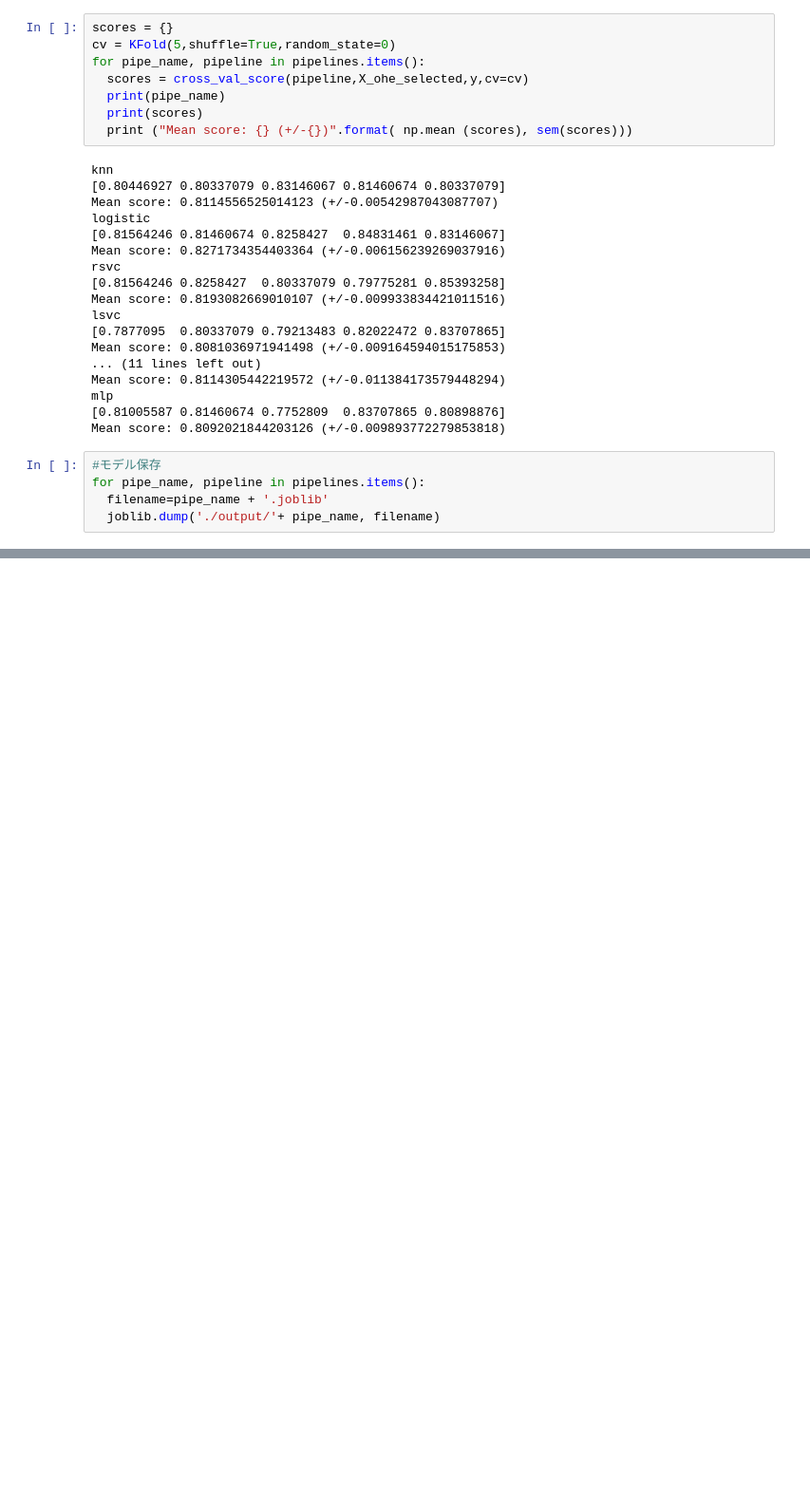
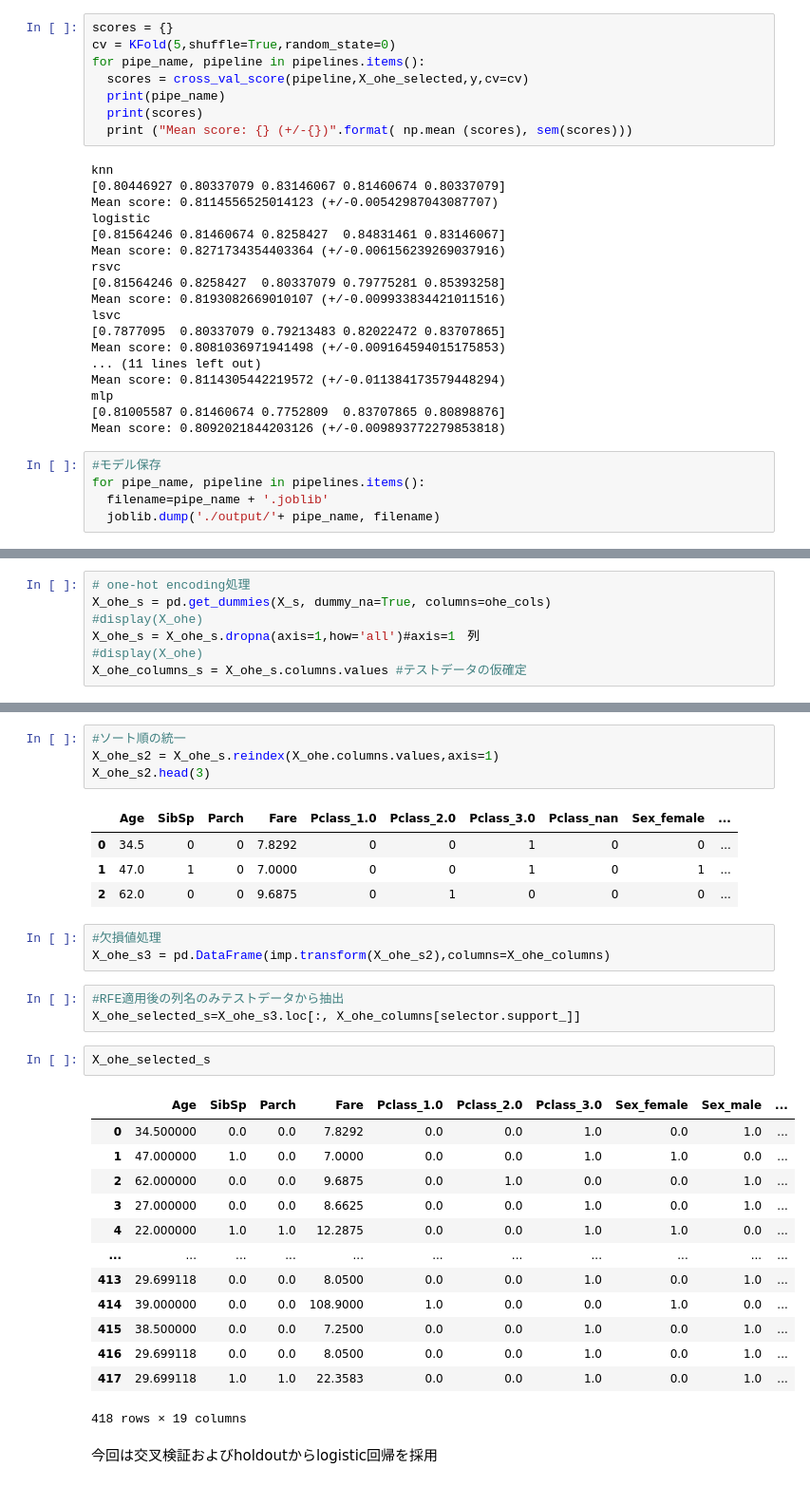
Before and after one commit to saiku122/Kaggle, a Jupyter notebook: Titanic/KaggleCompe.ipynb, the cells around one changed output, grey strips where cells are left out. Shown at 95% size. Drawn from its saved outputs; the diff is of its cells as text; blank space fills up the shorter version.

```diff
--- a/Titanic/KaggleCompe.ipynb
+++ b/Titanic/KaggleCompe.ipynb
@@ -269,0 +287,7 @@ for pipe_name, pipeline in pipelines.items():
+# %%
+# one-hot encoding処理
+X_ohe_s = pd.get_dummies(X_s, dummy_na=True, columns=ohe_cols)
+#display(X_ohe)
+X_ohe_s = X_ohe_s.dropna(axis=1,how='all')#axis=1　列
+#display(X_ohe)
+X_ohe_columns_s = X_ohe_s.columns.values #テストデータの仮確定
@@ -269,0 +309,33 @@ for pipe_name, pipeline in pipelines.items():
+# %%
+#ソート順の統一
+X_ohe_s2 = X_ohe_s.reindex(X_ohe.columns.values,axis=1)
+X_ohe_s2.head(3)
+# %% [output]
+|  | Age | SibSp | Parch | Fare | Pclass_1.0 | Pclass_2.0 | Pclass_3.0 | Pclass_nan | Sex_female | ... |
+| 0 | 34.5 | 0 | 0 | 7.8292 | 0 | 0 | 1 | 0 | 0 | ... |
+| 1 | 47.0 | 1 | 0 | 7.0000 | 0 | 0 | 1 | 0 | 1 | ... |
+| 2 | 62.0 | 0 | 0 | 9.6875 | 0 | 1 | 0 | 0 | 0 | ... |
+# %%
+#欠損値処理
+X_ohe_s3 = pd.DataFrame(imp.transform(X_ohe_s2),columns=X_ohe_columns)
+# %%
+#RFE適用後の列名のみテストデータから抽出
+X_ohe_selected_s=X_ohe_s3.loc[:, X_ohe_columns[selector.support_]]
+# %%
+X_ohe_selected_s
+# %% [output]
+|  | Age | SibSp | Parch | Fare | Pclass_1.0 | Pclass_2.0 | Pclass_3.0 | Sex_female | Sex_male | ... |
+| 0 | 34.500000 | 0.0 | 0.0 | 7.8292 | 0.0 | 0.0 | 1.0 | 0.0 | 1.0 | ... |
+| 1 | 47.000000 | 1.0 | 0.0 | 7.0000 | 0.0 | 0.0 | 1.0 | 1.0 | 0.0 | ... |
+| 2 | 62.000000 | 0.0 | 0.0 | 9.6875 | 0.0 | 1.0 | 0.0 | 0.0 | 1.0 | ... |
+| 3 | 27.000000 | 0.0 | 0.0 | 8.6625 | 0.0 | 0.0 | 1.0 | 0.0 | 1.0 | ... |
+| 4 | 22.000000 | 1.0 | 1.0 | 12.2875 | 0.0 | 0.0 | 1.0 | 1.0 | 0.0 | ... |
+| ... | ... | ... | ... | ... | ... | ... | ... | ... | ... | ... |
+| 413 | 29.699118 | 0.0 | 0.0 | 8.0500 | 0.0 | 0.0 | 1.0 | 0.0 | 1.0 | ... |
+| 414 | 39.000000 | 0.0 | 0.0 | 108.9000 | 1.0 | 0.0 | 0.0 | 1.0 | 0.0 | ... |
+| 415 | 38.500000 | 0.0 | 0.0 | 7.2500 | 0.0 | 0.0 | 1.0 | 0.0 | 1.0 | ... |
+| 416 | 29.699118 | 0.0 | 0.0 | 8.0500 | 0.0 | 0.0 | 1.0 | 0.0 | 1.0 | ... |
+| 417 | 29.699118 | 1.0 | 1.0 | 22.3583 | 0.0 | 0.0 | 1.0 | 0.0 | 1.0 | ... |
+418 rows × 19 columns
+# %% [markdown]
+今回は交叉検証およびholdoutからlogistic回帰を採用
```
Also changed, not shown: parts of 9 cells of this notebook.
